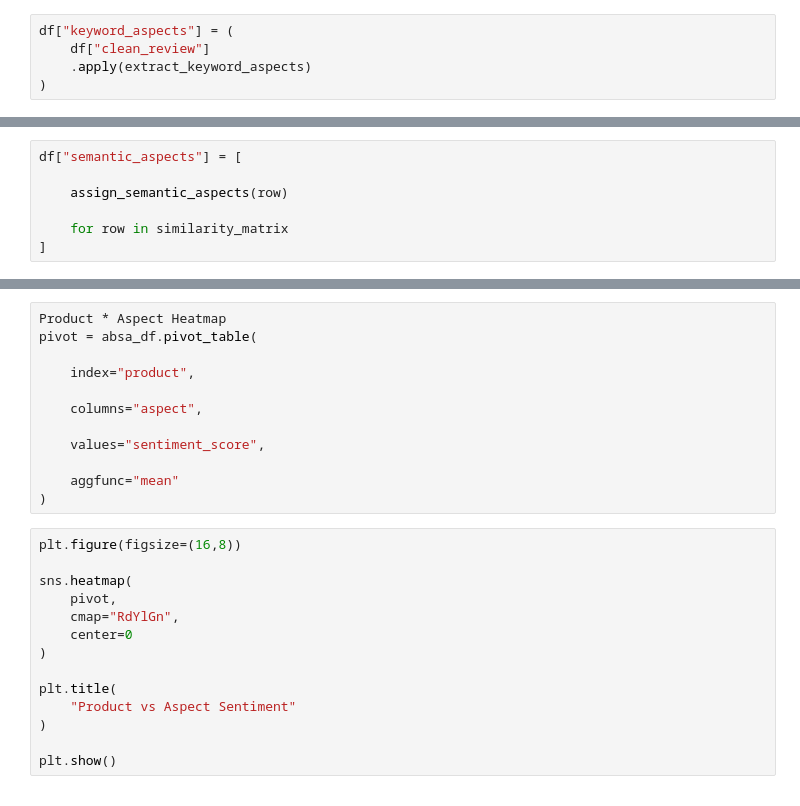
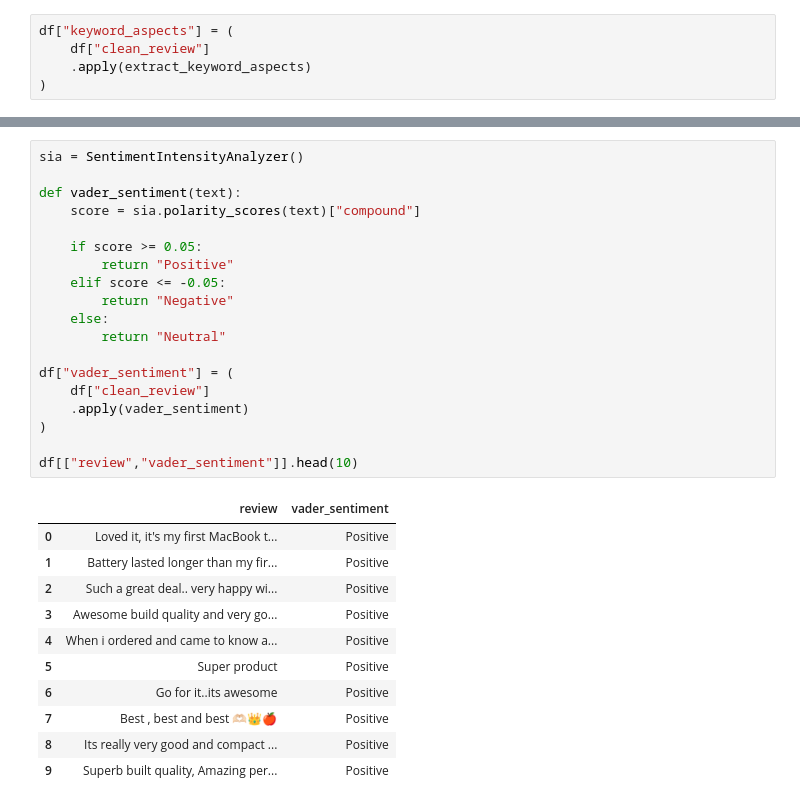
Before and after one commit to AliaF123/Laptop_Review, a Jupyter notebook: laptop_review_analysis.ipynb, the cells around one changed output, grey strips where cells are left out. Saved outputs shown, nothing was run; the diff lists cells and outputs as text.

```diff
--- a/laptop_review_analysis.ipynb
+++ b/laptop_review_analysis.ipynb
@@ -344,7 +278,0 @@ def assign_semantic_aspects(
-# %%
-df["semantic_aspects"] = [
-
-    assign_semantic_aspects(row)
-
-    for row in similarity_matrix
-]
@@ -450,26 +279,31 @@ plt.show()
-# %%
-Product * Aspect Heatmap
-pivot = absa_df.pivot_table(
-
-    index="product",
-
-    columns="aspect",
-
-    values="sentiment_score",
-
-    aggfunc="mean"
-)
-# %%
-plt.figure(figsize=(16,8))
-
-sns.heatmap(
-    pivot,
-    cmap="RdYlGn",
-    center=0
-)
-
-plt.title(
-    "Product vs Aspect Sentiment"
-)
-
-plt.show()
+# %%
+sia = SentimentIntensityAnalyzer()
+
+def vader_sentiment(text):
+    score = sia.polarity_scores(text)["compound"]
+
+    if score >= 0.05:
+        return "Positive"
+    elif score <= -0.05:
+        return "Negative"
+    else:
+        return "Neutral"
+
+df["vader_sentiment"] = (
+    df["clean_review"]
+    .apply(vader_sentiment)
+)
+
+df[["review","vader_sentiment"]].head(10)
+# %% [output]
+|  | review | vader_sentiment |
+| 0 | Loved it, it's my first MacBook t... | Positive |
+| 1 | Battery lasted longer than my fir... | Positive |
+| 2 | Such a great deal.. very happy wi... | Positive |
+| 3 | Awesome build quality and very go... | Positive |
+| 4 | When i ordered and came to know a... | Positive |
+| 5 | Super product | Positive |
+| 6 | Go for it..its awesome | Positive |
+| 7 | Best , best and best 🫶🏻👑🍎 | Positive |
+| 8 | Its really very good and compact ... | Positive |
+| 9 | Superb built quality, Amazing per... | Positive |
```
Also changed, not shown: parts of 40 cells of this notebook.
